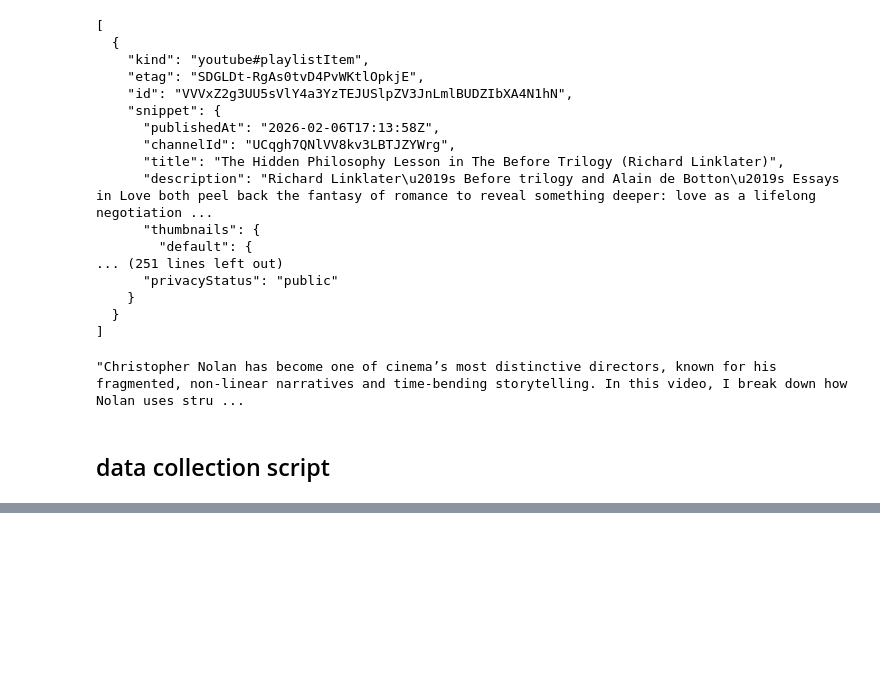
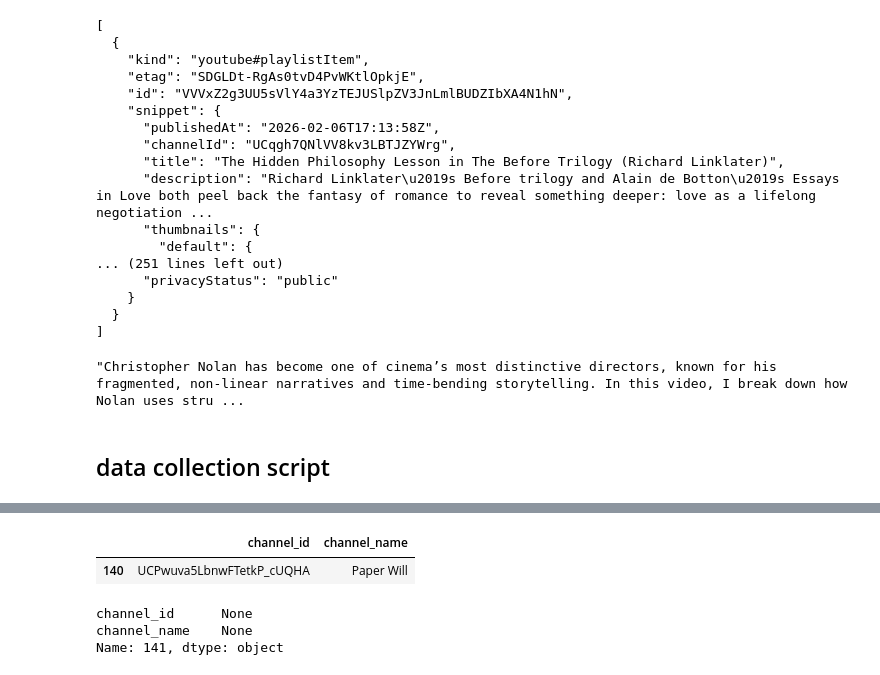
Before and after one commit to ricd99/videos_while_you_eat, a Jupyter notebook: notebooks/model/ve_test.ipynb, the cells around one changed output, grey strips where cells are left out. Drawn from its saved outputs; the diff is of its cells as text; code cells hidden in the pictures; blank space fills up the shorter version.

```diff
--- a/notebooks/model/ve_test.ipynb
+++ b/notebooks/model/ve_test.ipynb
@@ -47 +53,4 @@ memory usage: 5.9+ KB
+# %%
+df_initial = df_initial.drop(index=141)
+df_initial = df_initial.reset_index(drop=True)
 # %%
@@ -221,0 +252,11 @@ for _, row in df_initial.iterrows():   # bottlenecked as playlistItems only supp
+# %%
+df_initial[df_initial["channel_name"]=="Paper Will"]
+# %% [output]
+|  | channel_id | channel_name |
+| 140 | UCPwuva5LbnwFTetkP_cUQHA | Paper Will |
+# %%
+df_initial.iloc[141]
+# %% [output]
+channel_id      None
+channel_name    None
+Name: 141, dtype: object
```
Also changed, not shown: parts of 8 cells of this notebook.
